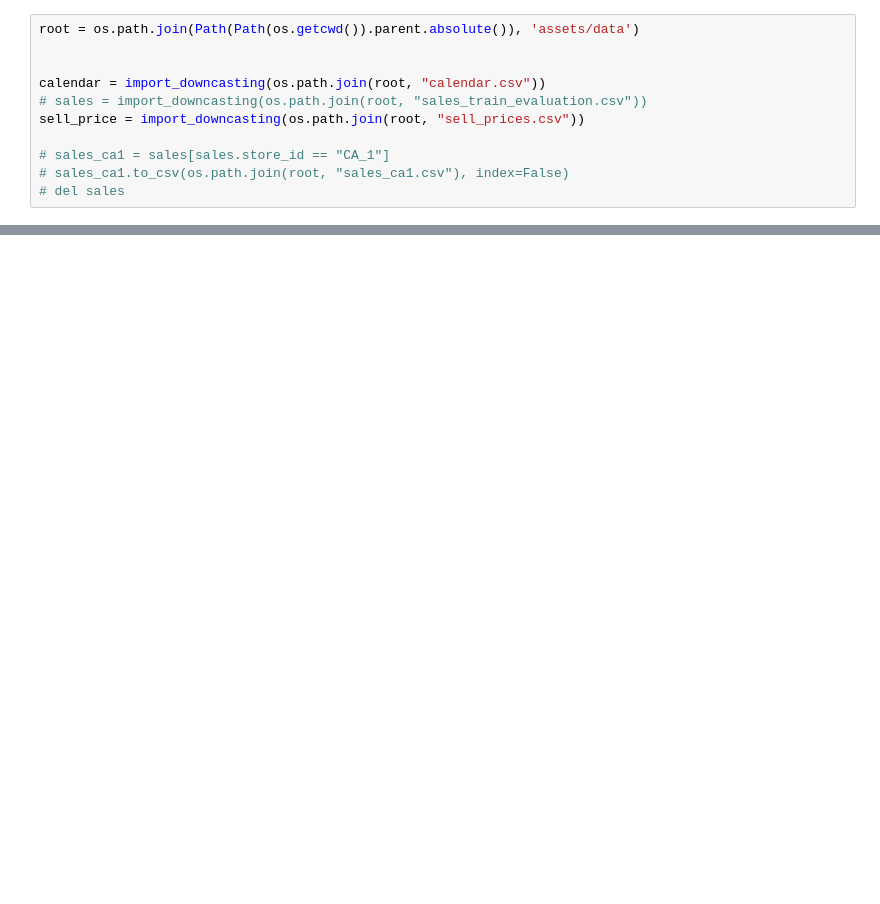
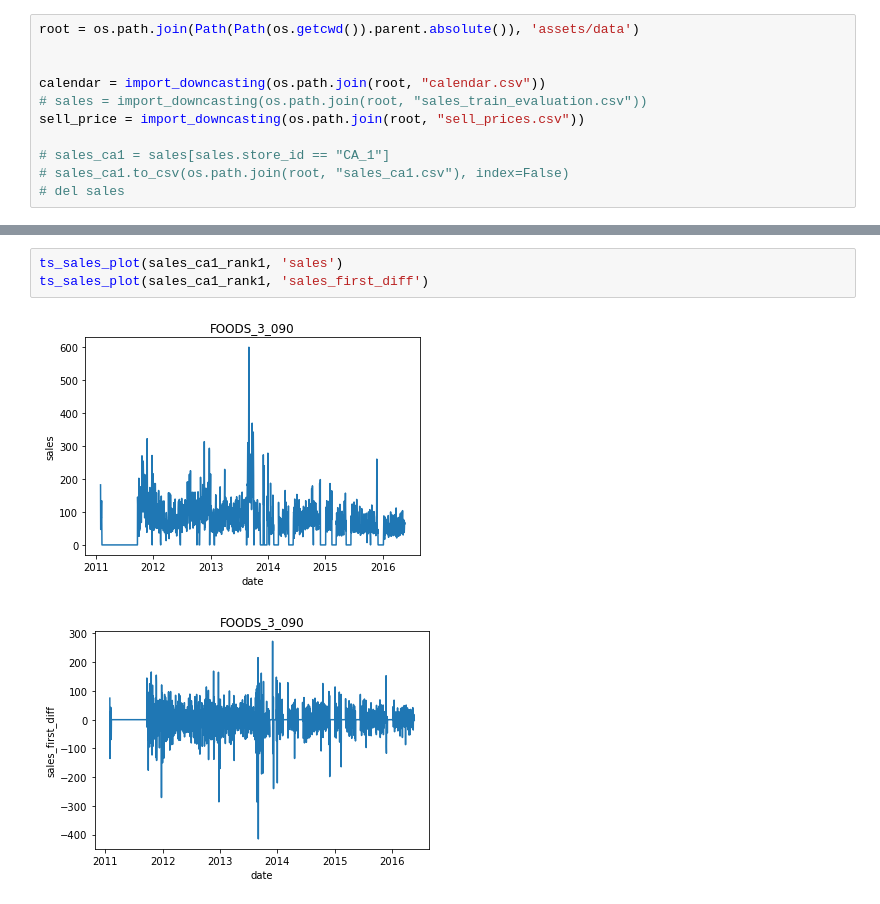
Before and after one commit to NatYhee/m5-forecasting-accuracy, a Jupyter notebook: src/experiment_notebook.ipynb, the cells around one changed output, grey strips where cells are left out. Drawn from its saved outputs; the diff is of its cells as text; blank space fills up the shorter version.

```diff
--- a/src/experiment_notebook.ipynb
+++ b/src/experiment_notebook.ipynb
@@ -47,0 +59,6 @@ sales.head()
+# %%
+ts_sales_plot(sales_ca1_rank1, 'sales')
+ts_sales_plot(sales_ca1_rank1, 'sales_first_diff')
+# %% [output]
+[figure, added]
+[figure, added]
```
Also changed, not shown: parts of 10 cells of this notebook, 1 other file.
